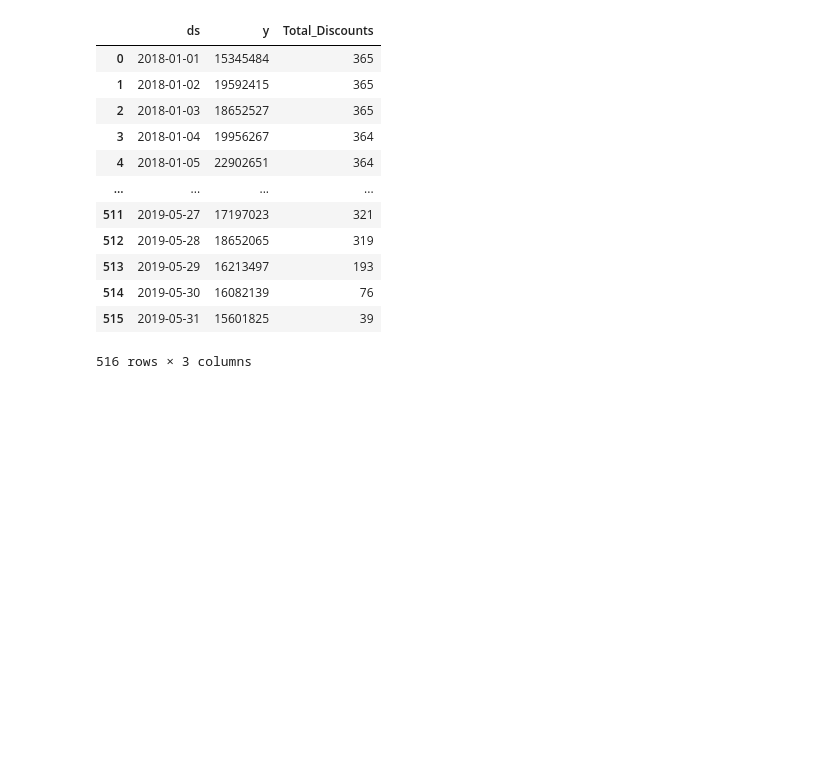
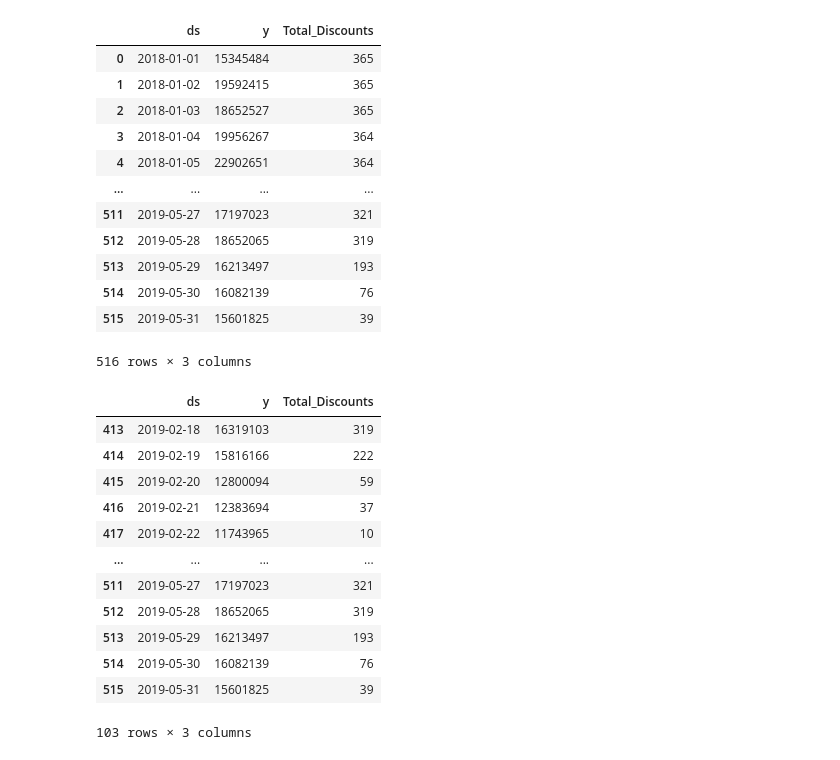
Before and after one commit to gautamnaik1994/SalesForecasting_ML_CaseStudy, a Jupyter notebook: notebooks/modelling/03.Prophet.ipynb, the cells around one changed output. Cells and saved outputs as stored; diff of their text form; code cells hidden in the pictures; blank space fills up the shorter version.

```diff
--- a/notebooks/modelling/03.Prophet.ipynb
+++ b/notebooks/modelling/03.Prophet.ipynb
@@ -200,6 +232,22 @@ df
 # %%
 train = df[df["ds"] <= train_max]
 test = df[df["ds"] > train_max]
+# %%
+test
+# %% [output]
+|  | ds | y | Total_Discounts |
+| 413 | 2019-02-18 | 16319103 | 319 |
+| 414 | 2019-02-19 | 15816166 | 222 |
+| 415 | 2019-02-20 | 12800094 | 59 |
+| 416 | 2019-02-21 | 12383694 | 37 |
+| 417 | 2019-02-22 | 11743965 | 10 |
+| ... | ... | ... | ... |
+| 511 | 2019-05-27 | 17197023 | 321 |
+| 512 | 2019-05-28 | 18652065 | 319 |
+| 513 | 2019-05-29 | 16213497 | 193 |
+| 514 | 2019-05-30 | 16082139 | 76 |
+| 515 | 2019-05-31 | 15601825 | 39 |
+103 rows × 3 columns
 # %%
 def objective(trial):
     changepoint_prior_scale = trial.suggest_loguniform('changepoint_prior_scale', 0.001, 0.5)
```
Also changed, not shown: parts of 28 cells of this notebook, 15 other files.
